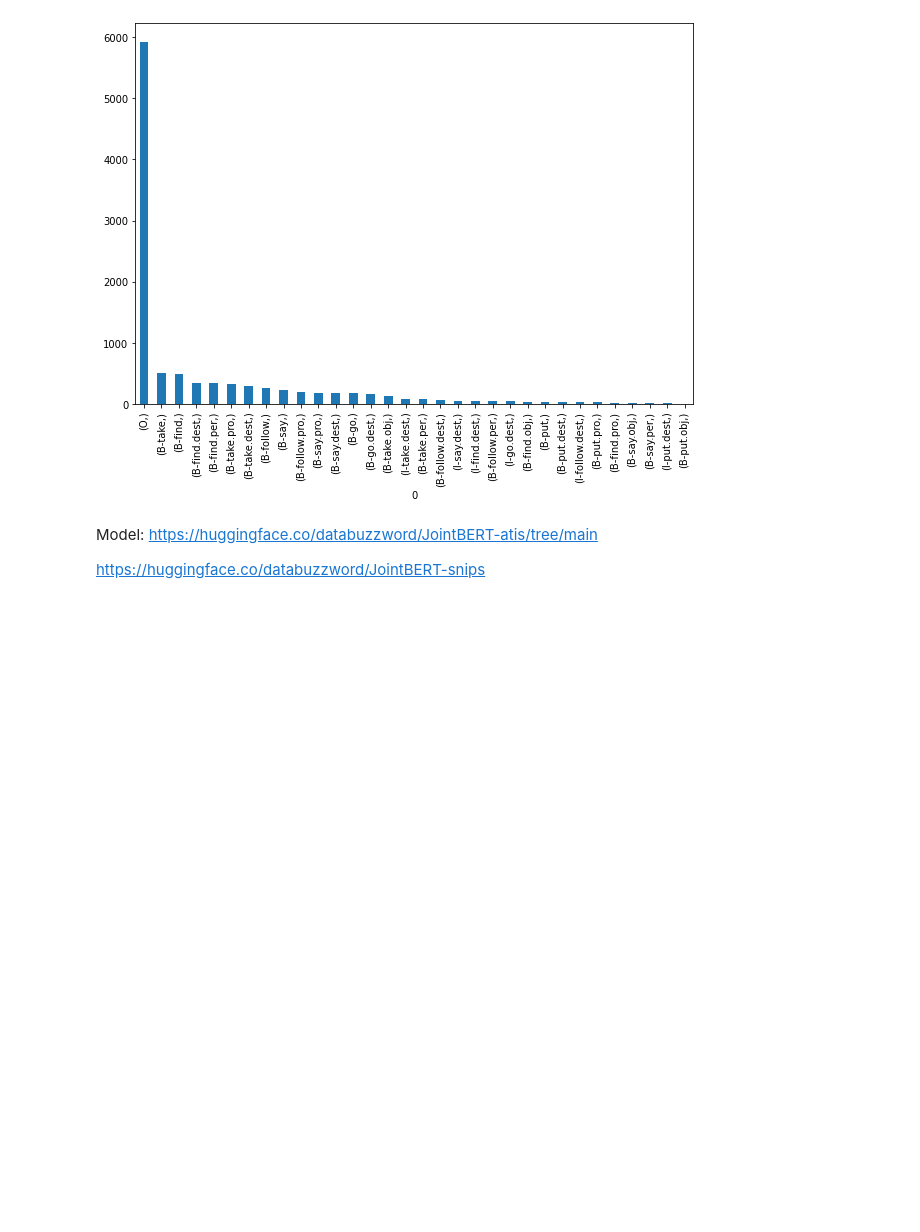
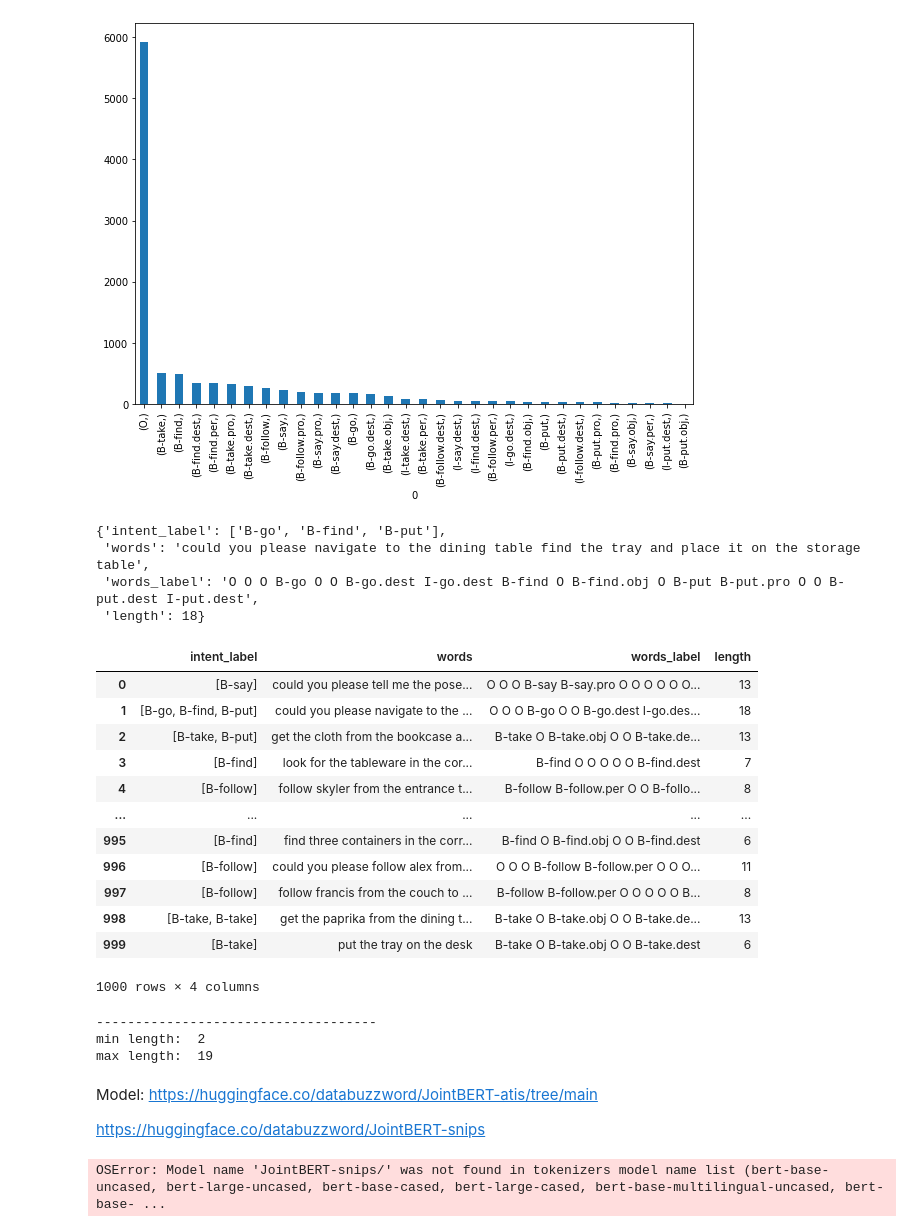
Before and after one commit to RoboBreizh-RoboCup-Home/RoboNLU, a Jupyter notebook: Train.ipynb, the cells around one changed output. Drawn from its saved outputs; the diff is of its cells as text; code cells hidden in the pictures; blank space fills up the shorter version.

```diff
--- a/Train.ipynb
+++ b/Train.ipynb
@@ -54,9 +48,64 @@ label_df.value_counts(subset=None, dropna = True).plot(kind = 'bar', figsize = (
 | 4 | B-say.pro |
 <AxesSubplot:xlabel='0'>
 [figure]
+# %%
+def parse_seq(seq_in, seq_out):
+    intent_label_lst = [ele for ele in seq_out if ele != 'O' and '.' not in ele]
+    command = " ".join(seq_in)
+    return {
+        'intent_label': intent_label_lst,
+        'words': command,
+        'words_label': " ".join(seq_out),
+        'length': len(seq_in)
+    }
+
+parse_seq(seq_in[1], seq_out[1])
+# %% [output]
+{'intent_label': ['B-go', 'B-find', 'B-put'],
+ 'words': 'could you please navigate to the dining table find the tray and place it on the storage table',
+ 'words_label': 'O O O B-go O O B-go.dest I-go.dest B-find O B-find.obj O B-put B-put.pro O O B-put.dest I-put.dest',
+ 'length': 18}
+# %%
+parsed = [parse_seq(seq_in[i], seq_out[i]) for i in range(len(seq_in))]
+df = pd.DataFrame([p for p in parsed if p is not None])
+display(df)
+print('------------------------------------')
+print('min length: ', min(df['length']))
+print('max length: ', max(df['length']))
+# %% [output]
+|  | intent_label | words | words_label | length |
+| 0 | [B-say] | could you please tell me the pose... | O O O B-say B-say.pro O O O O O O... | 13 |
+| 1 | [B-go, B-find, B-put] | could you please navigate to the ... | O O O B-go O O B-go.dest I-go.des... | 18 |
+| 2 | [B-take, B-put] | get the cloth from the bookcase a... | B-take O B-take.obj O O B-take.de... | 13 |
+| 3 | [B-find] | look for the tableware in the cor... | B-find O O O O O B-find.dest | 7 |
+| 4 | [B-follow] | follow skyler from the entrance t... | B-follow B-follow.per O O B-follo... | 8 |
+| ... | ... | ... | ... | ... |
+| 995 | [B-find] | find three containers in the corr... | B-find O B-find.obj O O B-find.dest | 6 |
+| 996 | [B-follow] | could you please follow alex from... | O O O B-follow B-follow.per O O O... | 11 |
+| 997 | [B-follow] | follow francis from the couch to ... | B-follow B-follow.per O O O O O B... | 8 |
+| 998 | [B-take, B-take] | get the paprika from the dining t... | B-take O B-take.obj O O B-take.de... | 13 |
+| 999 | [B-take] | put the tray on the desk | B-take O B-take.obj O O B-take.dest | 6 |
+1000 rows × 4 columns
+------------------------------------
+min length:  2
+max length:  19
 # %% [markdown]
 Model:
 https://huggingface.co/databuzzword/JointBERT-atis/tree/main
 
 https://huggingface.co/databuzzword/JointBERT-snips
+# %%
+import torch
+from transformers import AutoModel, AutoTokenizer, BertTokenizer
+
+tokenizer = AutoTokenizer.from_pretrained('JointBERT-snips/', local_files_only=True)
+
+model = AutoModel.from_pretrained('JointBERT-snips/', local_files_only=True)
+
+device = torch.device('cuda' if torch.cuda.is_available() else 'cpu')
+model = model.to(device)
+
+model
+# %% [output]
+OSError: Model name 'JointBERT-snips/' was not found in tokenizers model name list (bert-base-uncased, bert-large-uncased, bert-base-cased, bert-large-cased, bert-base-multilingual-uncased, bert-base- ...
 # %%
```
Also changed, not shown: parts of 14 cells of this notebook.
